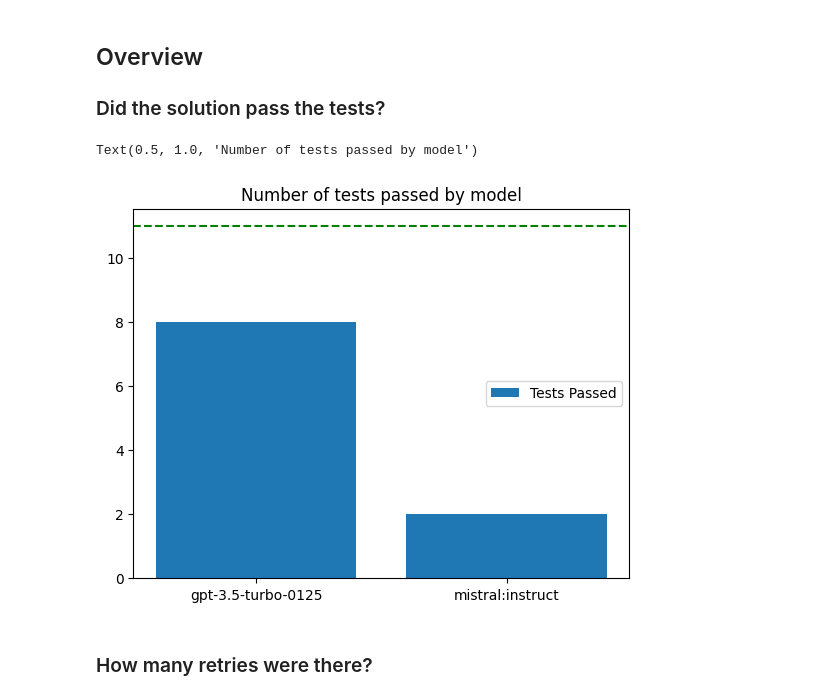
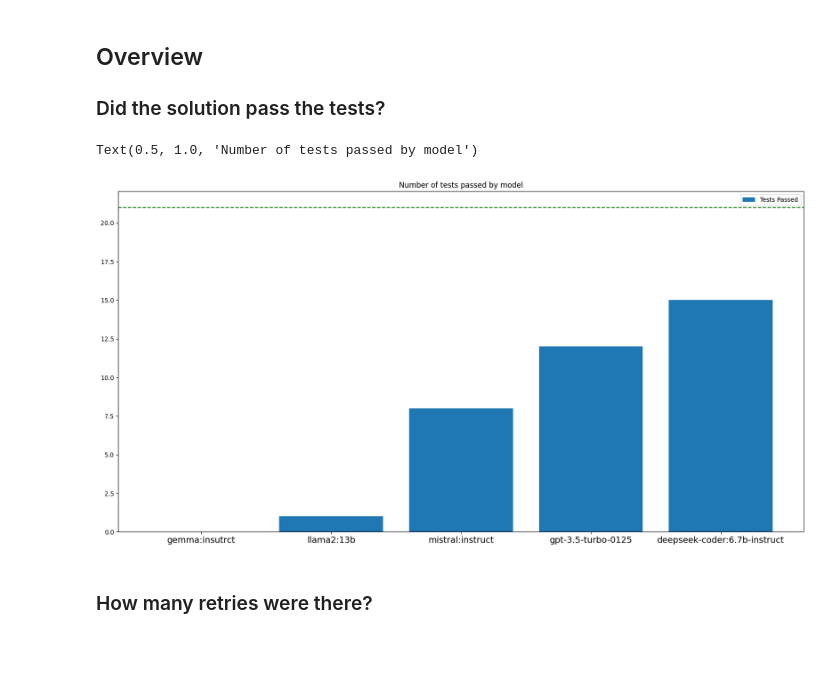
Before and after one commit to davidfrisch/vv_cw_2, a Jupyter notebook: pipeline/jupyter-notebook/results.ipynb, the cells around one changed output. Drawn from its saved outputs; the diff is of its cells as text; code cells hidden in the pictures; blank space fills up the shorter version.

Commit message:
[results] Plots better graphs

```diff
--- a/pipeline/jupyter-notebook/results.ipynb
+++ b/pipeline/jupyter-notebook/results.ipynb
@@ -3,7 +8,7 @@
 # %%
 import json
 import os
-results_path = os.path.join('..','data')
+results_path = os.path.join('results')
 results_folders = []
 
 for root, dirs, files in os.walk(results_path):
@@ -34,24 +39,29 @@ questions = sorted(list(set(questions)), key=lambda x: x.lower())
 # %%
 from matplotlib import pyplot as plt
 
 tests_passed_x = models
 tests_passed_y = []
 
 for model in models:
     passed = 0
     for report, questions in data.items():
         for question, results in questions.items():
             if results['model'] == model:
                 passed += results['passed']
     tests_passed_y.append(passed)
-
+#sort
+tests_passed_x, tests_passed_y = zip(*sorted(zip(tests_passed_x, tests_passed_y), key=lambda x: x[1]))
 plt.bar(tests_passed_x, tests_passed_y)
 plt.legend(['Tests Passed'])
-total_tests = 11
+total_tests = 21
 plt.axhline(y=total_tests, color='g', linestyle='--')
+
+fig = plt.gcf()
+fig.set_size_inches(20, 10)
+plt.xticks(fontsize=14)
 plt.title('Number of tests passed by model')
 # %% [output]
 Text(0.5, 1.0, 'Number of tests passed by model')
-[figure, old version]
+[figure, new version]
 # %% [markdown]
 ### How many retries were there?
```
Also changed, not shown: parts of 11 cells of this notebook.
